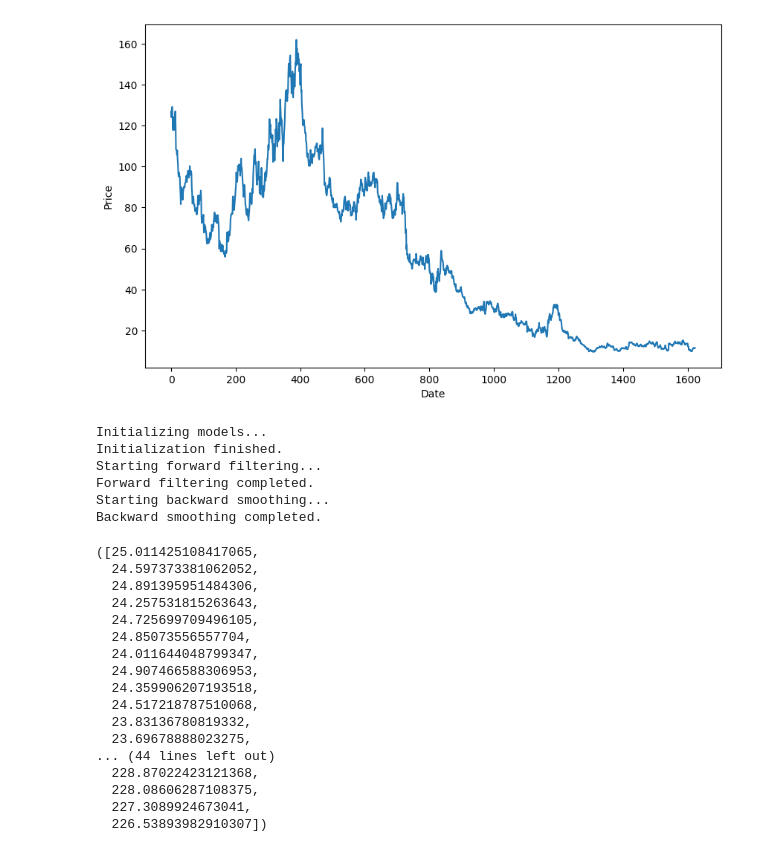
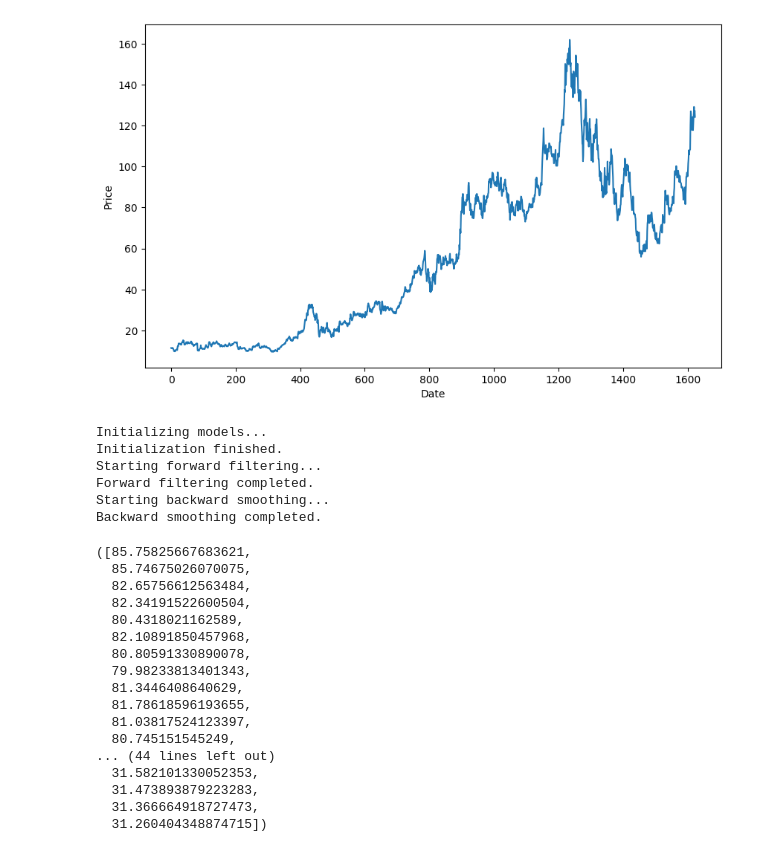
Before and after one commit to dangnghiepcuong/IS403.N21.HTTT_Nhom2, a Jupyter notebook: 8. BDLM/AMD_BDLM_Model_631.ipynb, the cells around one changed output. Saved outputs shown, nothing was run; the diff lists cells and outputs as text; code cells hidden in the pictures.

```diff
--- a/8. BDLM/AMD_BDLM_Model_631.ipynb
+++ b/8. BDLM/AMD_BDLM_Model_631.ipynb
@@ -65,5 +7,0 @@ df.head()
-# %%
-#Bỏ dòng bị trống dự liệu
-df = df.dropna()
-#Chuyển đổi dữ liệu cột Vol. sang số
-df['Vol.'] = df['Vol.'].str.replace('M', '').astype(float) * 1000000
@@ -86,15 +8,12 @@ df
 # %%
-#Đảo ngược dữ liệu cho mô hình
-df = df[::-1]
-
 figure=df['Price'].values
 plt.figure(figsize=(10,6))
 plt.plot(figure)
 plt.xlabel('Date')
 plt.ylabel('Price')
 plt.show()
 # %% [output]
-[figure, old version]
+[figure, new version]
 # %%
 #Xây dựng mô hỉnh với Bayesian Dynamic Linear Model
 from pydlm import dlm, trend, seasonality, dynamic, autoReg, longSeason
@@ -136,23 +55,23 @@ Backward smoothing completed.
 # Predict on validation set
 my_dlm.predictN(N=30)
 # %% [output]
-([25.011425108417065,
-  24.597373381062052,
-  24.891395951484306,
-  24.257531815263643,
-  24.725699709496105,
-  24.85073556557704,
-  24.011644048799347,
-  24.907466588306953,
-  24.359906207193518,
-  24.517218787510068,
-  23.83136780819332,
-  23.69678888023275,
+([85.75825667683621,
+  85.74675026070075,
+  82.65756612563484,
+  82.34191522600504,
+  80.4318021162589,
+  82.10891850457968,
+  80.80591330890078,
+  79.98233813401343,
+  81.3446408640629,
+  81.78618596193655,
+  81.03817524123397,
+  80.745151545249,
 ... (44 lines left out)
-  228.87022423121368,
-  228.08606287108375,
-  227.3089924673041,
-  226.53893982910307])
+  31.582101330052353,
+  31.473893879223283,
+  31.366664918727473,
+  31.260404348874715])
 # %%
 #Dự đoán trên tập train
 my_dlm.plotPredictN(N=30, date=my_dlm.n-30)
```
Also changed, not shown: parts of 12 cells of this notebook.
